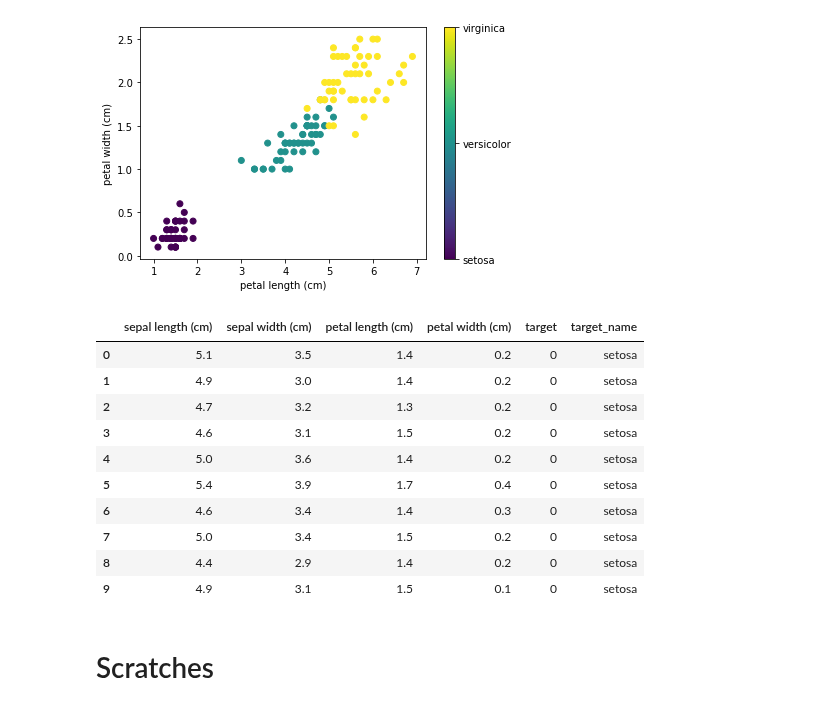
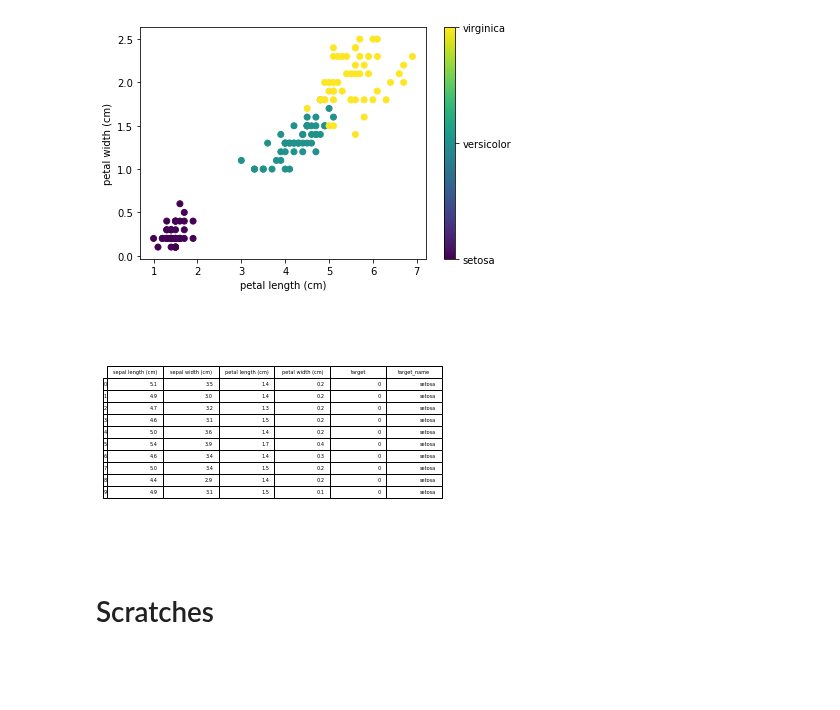
Before and after one commit to teimurjan/python-data-visualization-presentation, a Jupyter notebook: index.ipynb, the cells around one changed output. Cells and saved outputs as stored; diff of their text form; code cells hidden in the pictures; blank space fills up the shorter version.

```diff
--- a/index.ipynb
+++ b/index.ipynb
@@ -34,20 +34,20 @@ plt.savefig('1.png')
 plt.show()
 # %% [output]
 [figure]
-# %%
-df.head(10)
-# %% [output]
-|  | sepal length (cm) | sepal width (cm) | petal length (cm) | petal width (cm) | target | target_name |
-| 0 | 5.1 | 3.5 | 1.4 | 0.2 | 0 | setosa |
-| 1 | 4.9 | 3.0 | 1.4 | 0.2 | 0 | setosa |
-| 2 | 4.7 | 3.2 | 1.3 | 0.2 | 0 | setosa |
-| 3 | 4.6 | 3.1 | 1.5 | 0.2 | 0 | setosa |
-| 4 | 5.0 | 3.6 | 1.4 | 0.2 | 0 | setosa |
-| 5 | 5.4 | 3.9 | 1.7 | 0.4 | 0 | setosa |
-| 6 | 4.6 | 3.4 | 1.4 | 0.3 | 0 | setosa |
-| 7 | 5.0 | 3.4 | 1.5 | 0.2 | 0 | setosa |
-| 8 | 4.4 | 2.9 | 1.4 | 0.2 | 0 | setosa |
-| 9 | 4.9 | 3.1 | 1.5 | 0.1 | 0 | setosa |
+# %%
+from pandas.plotting import table
+
+# df.head(10)
+
+ax = plt.subplot(111, frame_on=False)
+ax.xaxis.set_visible(False)
+ax.yaxis.set_visible(False)
+
+table(ax, df[:10], loc='center')
+
+plt.savefig('slide_4_table.png', dpi=500)
+# %% [output]
+[figure, added]
 # %% [markdown]
 # Scratches
 # %%
```
Also changed, not shown: parts of 7 cells of this notebook, 21 other files.
